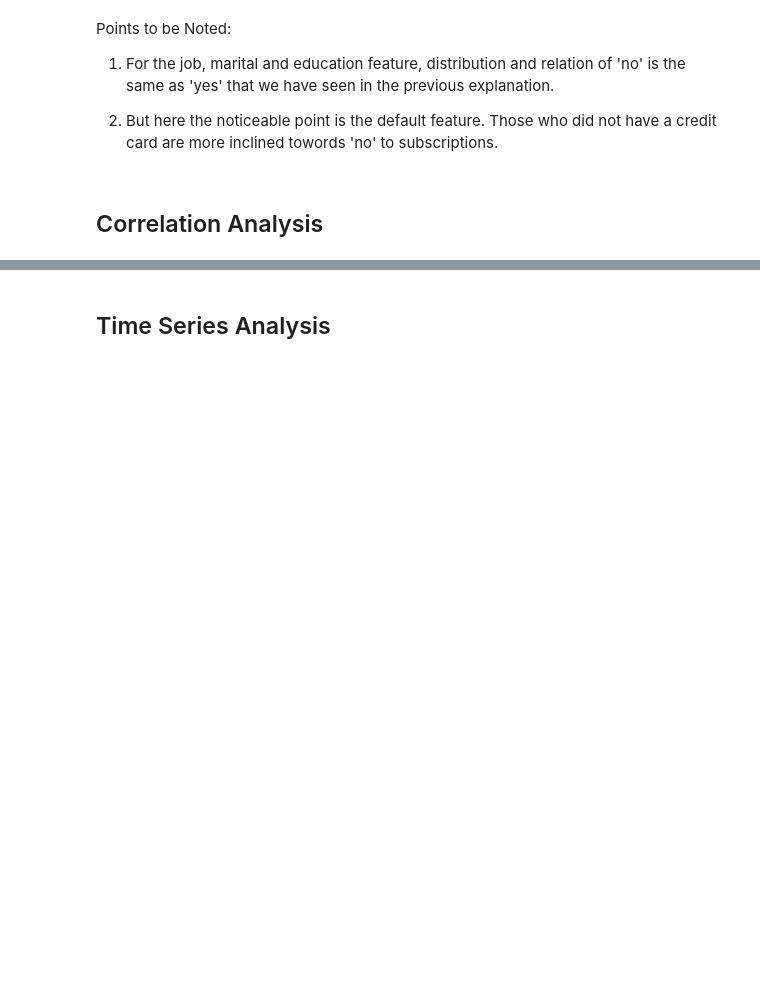
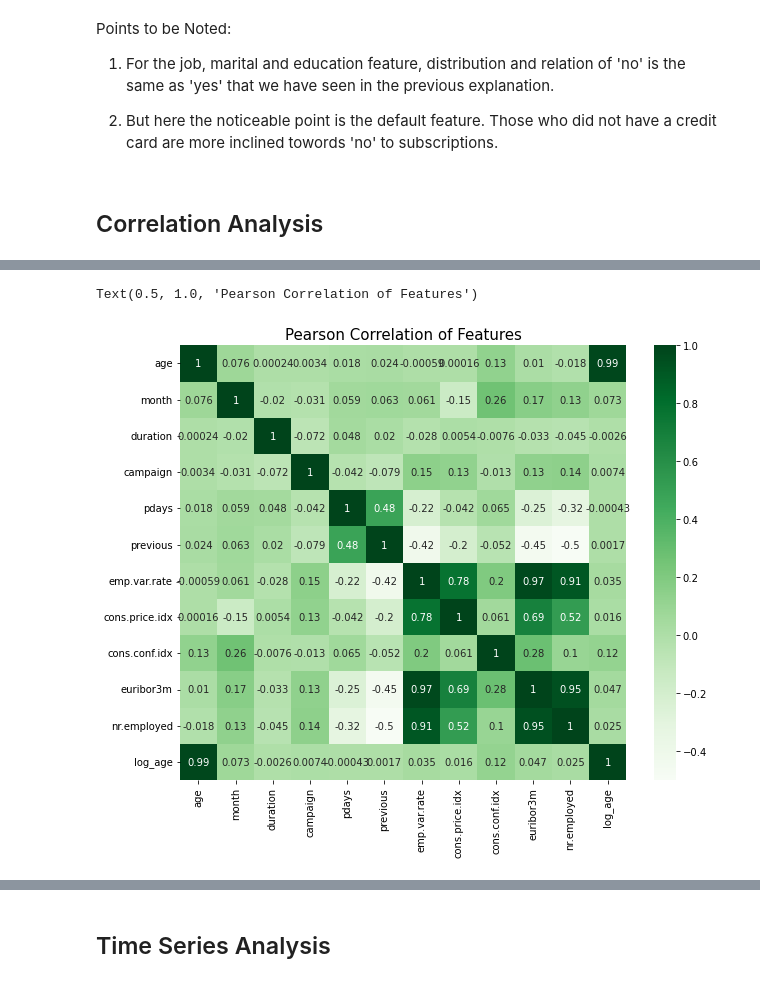
Before and after one commit to taimoorRazi/Bank-Marketing-Project, a Jupyter notebook: Week 10/EDA.ipynb, the cells around one changed output, grey strips where cells are left out. Saved outputs shown, nothing was run; the diff lists cells and outputs as text; code cells hidden in the pictures; blank space fills up the shorter version.

Commit message:
Correlation Analysis. Please have a look

```diff
--- a/Week 10/EDA.ipynb
+++ b/Week 10/EDA.ipynb
@@ -907,0 +886,8 @@ df.corr()
+# %%
+plt.figure(figsize = (10,8))
+corr = df.corr()
+sns.heatmap(corr, annot = True, cmap = "Greens")
+plt.title("Pearson Correlation of Features", size = 15)
+# %% [output]
+Text(0.5, 1.0, 'Pearson Correlation of Features')
+[figure, added]
```
Also changed, not shown: parts of 11 cells of this notebook.
